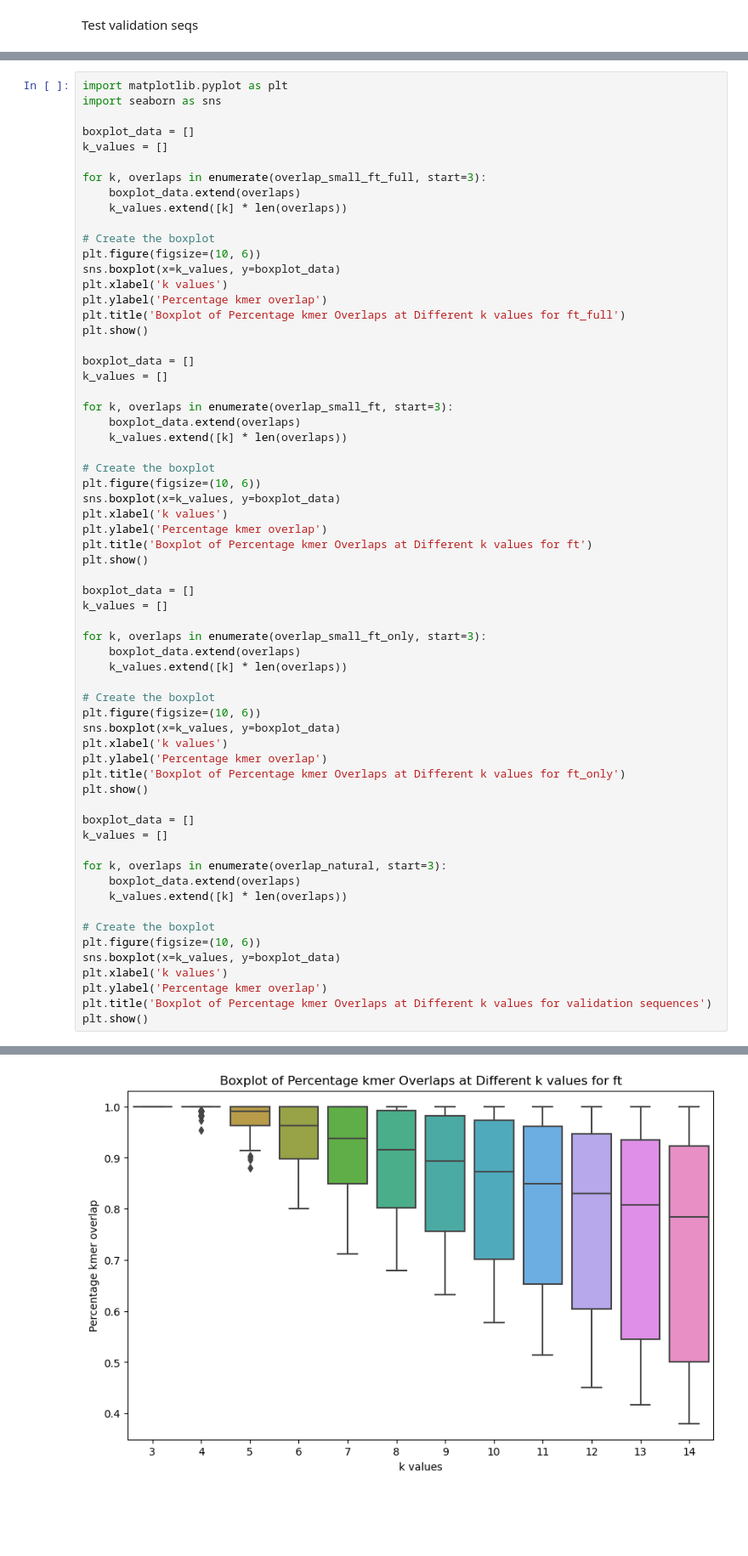
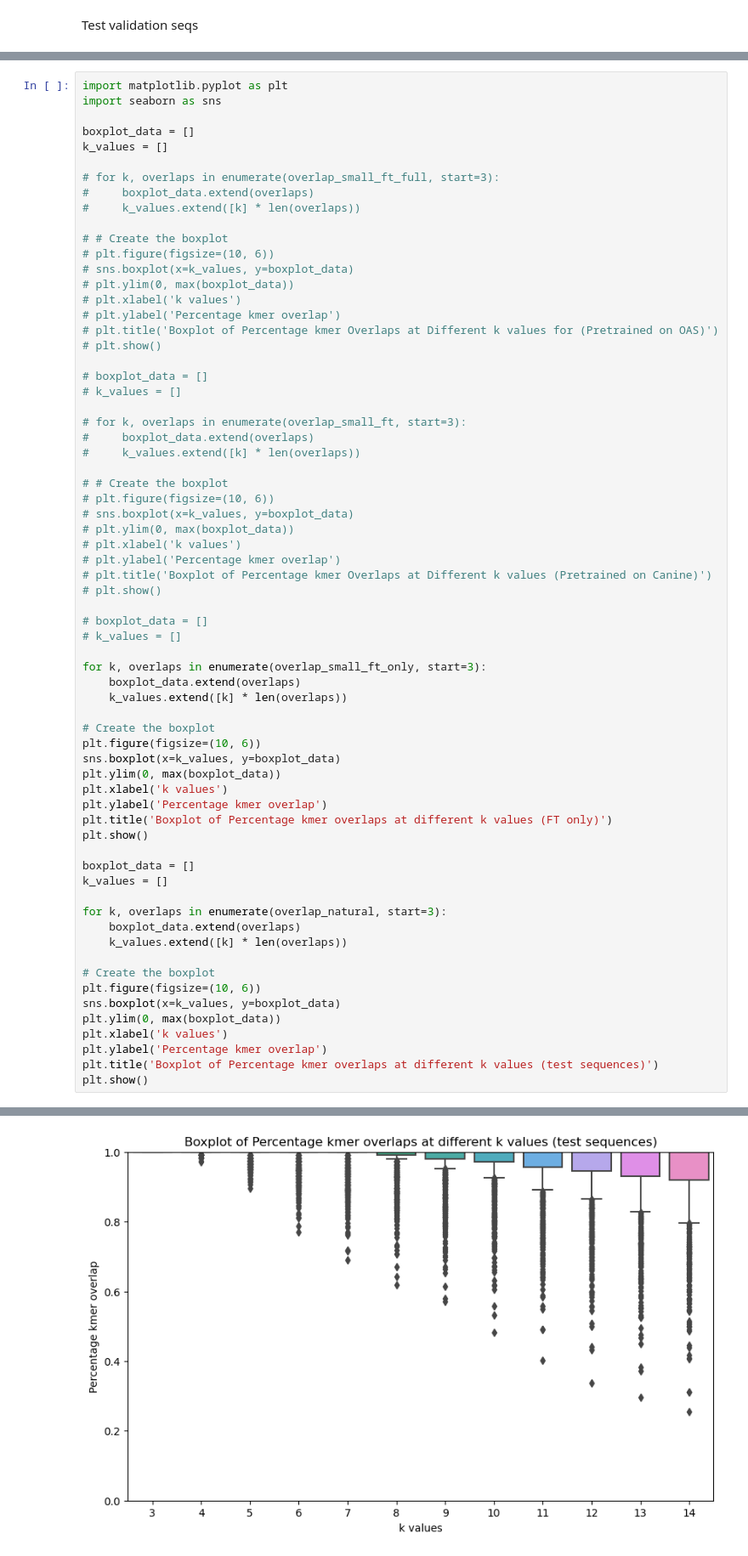
Before and after one commit to Dominko/DoggifAI, a Jupyter notebook: scripts/data_analysis/separate_kmers.ipynb, the cells around one changed output, grey strips where cells are left out. Shown: that part at 85% size. Cells and saved outputs as stored; diff of their text form; blank space fills up the shorter version.

Commit message:
Large Beam Test

```diff
--- a/scripts/data_analysis/separate_kmers.ipynb
+++ b/scripts/data_analysis/separate_kmers.ipynb
@@ -200,35 +202,37 @@ import seaborn as sns
 boxplot_data = []
 k_values = []
 
-for k, overlaps in enumerate(overlap_small_ft_full, start=3):
-    boxplot_data.extend(overlaps)
-    k_values.extend([k] * len(overlaps))
+# for k, overlaps in enumerate(overlap_small_ft_full, start=3):
+#     boxplot_data.extend(overlaps)
+#     k_values.extend([k] * len(overlaps))
 
-# Create the boxplot
-plt.figure(figsize=(10, 6))
-sns.boxplot(x=k_values, y=boxplot_data)
-plt.xlabel('k values')
-plt.ylabel('Percentage kmer overlap')
-plt.title('Boxplot of Percentage kmer Overlaps at Different k values for ft_full')
-plt.show()
+# # Create the boxplot
+# plt.figure(figsize=(10, 6))
+# sns.boxplot(x=k_values, y=boxplot_data)
+# plt.ylim(0, max(boxplot_data))
+# plt.xlabel('k values')
+# plt.ylabel('Percentage kmer overlap')
+# plt.title('Boxplot of Percentage kmer Overlaps at Different k values for (Pretrained on OAS)')
+# plt.show()
 
-boxplot_data = []
-k_values = []
+# boxplot_data = []
+# k_values = []
 
-for k, overlaps in enumerate(overlap_small_ft, start=3):
-    boxplot_data.extend(overlaps)
-    k_values.extend([k] * len(overlaps))
+# for k, overlaps in enumerate(overlap_small_ft, start=3):
+#     boxplot_data.extend(overlaps)
+#     k_values.extend([k] * len(overlaps))
 
-# Create the boxplot
-plt.figure(figsize=(10, 6))
-sns.boxplot(x=k_values, y=boxplot_data)
-plt.xlabel('k values')
-plt.ylabel('Percentage kmer overlap')
-plt.title('Boxplot of Percentage kmer Overlaps at Different k values for ft')
-plt.show()
+# # Create the boxplot
+# plt.figure(figsize=(10, 6))
+# sns.boxplot(x=k_values, y=boxplot_data)
+# plt.ylim(0, max(boxplot_data))
+# plt.xlabel('k values')
+# plt.ylabel('Percentage kmer overlap')
+# plt.title('Boxplot of Percentage kmer Overlaps at Different k values (Pretrained on Canine)')
+# plt.show()
 
-boxplot_data = []
-k_values = []
+# boxplot_data = []
+# k_values = []
 
 for k, overlaps in enumerate(overlap_small_ft_only, start=3):
     boxplot_data.extend(overlaps)
@@ -237,9 +241,10 @@ for k, overlaps in enumerate(overlap_small_ft_only, start=3):
 # Create the boxplot
 plt.figure(figsize=(10, 6))
 sns.boxplot(x=k_values, y=boxplot_data)
+plt.ylim(0, max(boxplot_data))
 plt.xlabel('k values')
 plt.ylabel('Percentage kmer overlap')
-plt.title('Boxplot of Percentage kmer Overlaps at Different k values for ft_only')
+plt.title('Boxplot of Percentage kmer overlaps at different k values (FT only)')
 plt.show()
 
 boxplot_data = []
@@ -252,8 +257,9 @@ for k, overlaps in enumerate(overlap_natural, start=3):
 # Create the boxplot
 plt.figure(figsize=(10, 6))
 sns.boxplot(x=k_values, y=boxplot_data)
+plt.ylim(0, max(boxplot_data))
 plt.xlabel('k values')
 plt.ylabel('Percentage kmer overlap')
-plt.title('Boxplot of Percentage kmer Overlaps at Different k values for validation sequences')
+plt.title('Boxplot of Percentage kmer overlaps at different k values (test sequences)')
 plt.show()
 # %% [output]
@@ -261 +267 @@ plt.show()
-[figure, old version]
+[figure, new version]
```
Also changed, not shown: parts of 2 cells of this notebook, 1 other file.
